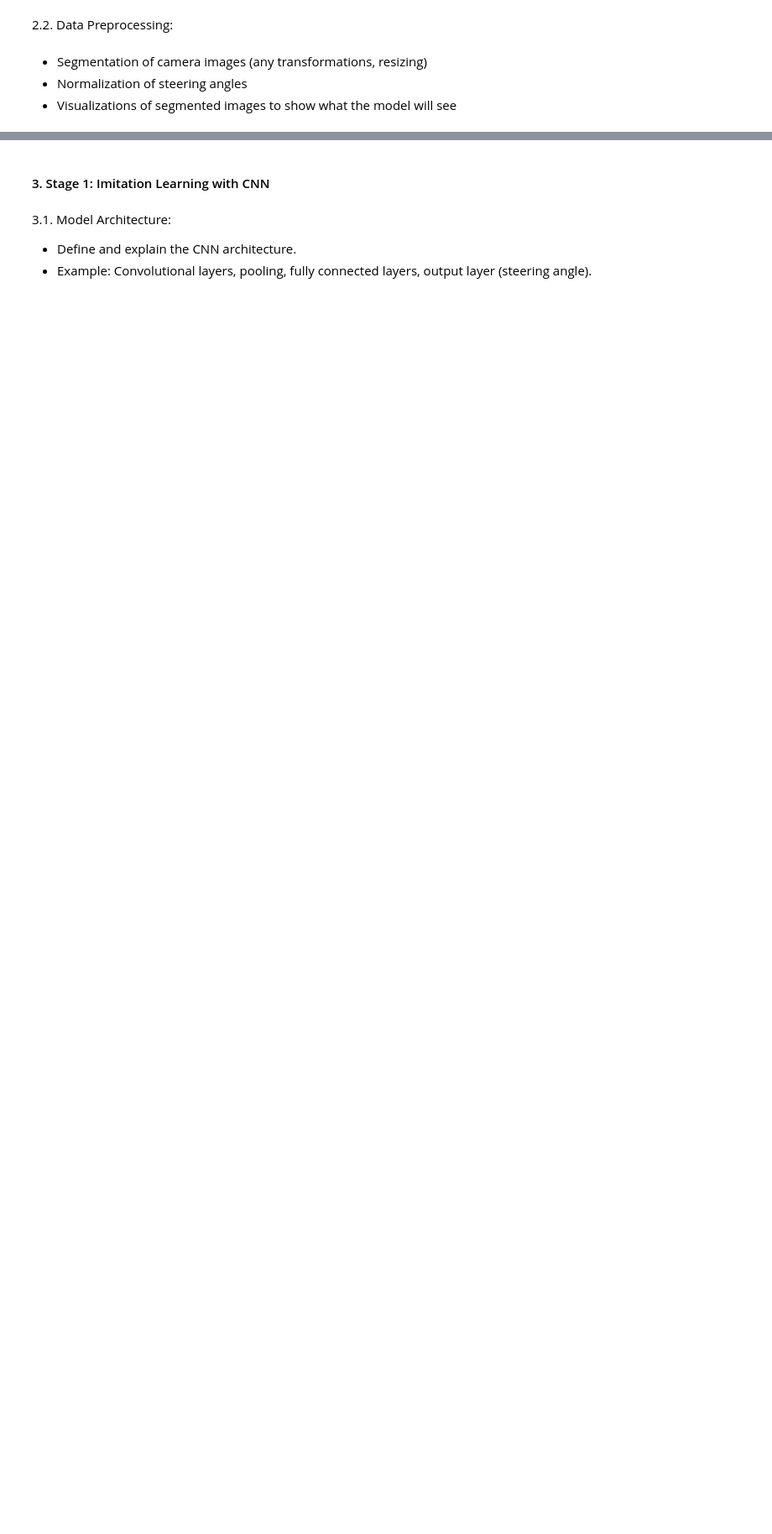
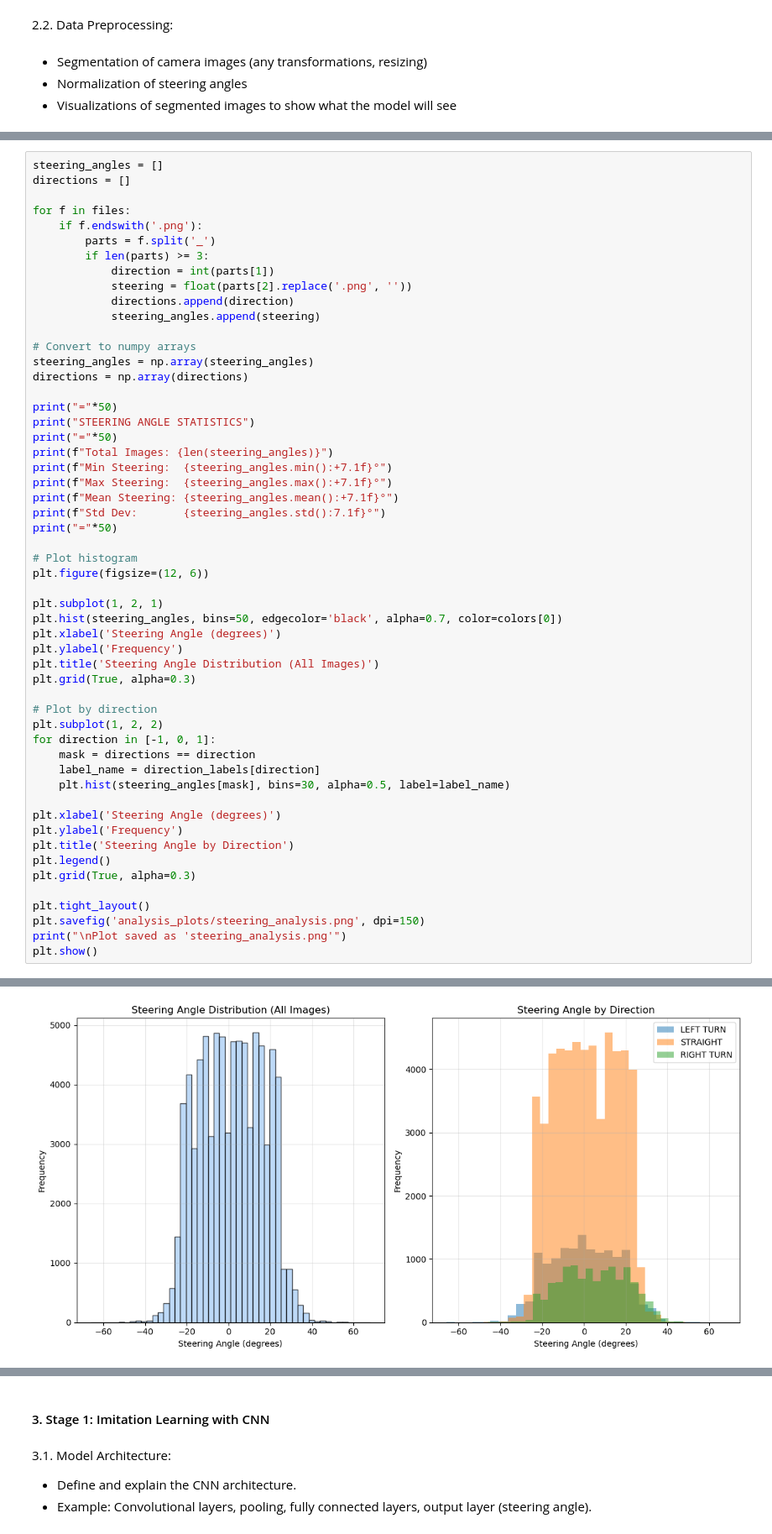
Before and after one commit to daveshenal/Imitation-Initialized-PPO, a Jupyter notebook: imitation_initialized_ppo.ipynb, the cells around one changed output, grey strips where cells are left out. Shown: that part at 84% size. Cells and saved outputs as stored; diff of their text form; blank space fills up the shorter version.

```diff
--- a/imitation_initialized_ppo.ipynb
+++ b/imitation_initialized_ppo.ipynb
@@ -789,0 +894,55 @@ except Exception as e:
+# %%
+steering_angles = []
+directions = []
+
+for f in files:
+    if f.endswith('.png'):
+        parts = f.split('_')
+        if len(parts) >= 3:
+            direction = int(parts[1])
+            steering = float(parts[2].replace('.png', ''))
+            directions.append(direction)
+            steering_angles.append(steering)
+
+# Convert to numpy arrays
+steering_angles = np.array(steering_angles)
+directions = np.array(directions)
+
+print("="*50)
+print("STEERING ANGLE STATISTICS")
+print("="*50)
+print(f"Total Images: {len(steering_angles)}")
+print(f"Min Steering:  {steering_angles.min():+7.1f}°")
+print(f"Max Steering:  {steering_angles.max():+7.1f}°")
+print(f"Mean Steering: {steering_angles.mean():+7.1f}°")
+print(f"Std Dev:       {steering_angles.std():7.1f}°")
+print("="*50)
+
+# Plot histogram
+plt.figure(figsize=(12, 6))
+
+plt.subplot(1, 2, 1)
+plt.hist(steering_angles, bins=50, edgecolor='black', alpha=0.7, color=colors[0])
+plt.xlabel('Steering Angle (degrees)')
+plt.ylabel('Frequency')
+plt.title('Steering Angle Distribution (All Images)')
+plt.grid(True, alpha=0.3)
+
+# Plot by direction
+plt.subplot(1, 2, 2)
+for direction in [-1, 0, 1]:
+    mask = directions == direction
+    label_name = direction_labels[direction]
+    plt.hist(steering_angles[mask], bins=30, alpha=0.5, label=label_name)
+
+plt.xlabel('Steering Angle (degrees)')
+plt.ylabel('Frequency')
+plt.title('Steering Angle by Direction')
+plt.legend()
+plt.grid(True, alpha=0.3)
+
+plt.tight_layout()
+plt.savefig('analysis_plots/steering_analysis.png', dpi=150)
+print("\nPlot saved as 'steering_analysis.png'")
+plt.show()
+# %% [output]
@@ -789,0 +960 @@ except Exception as e:
+[figure, added]
```
Also changed, not shown: parts of 18 cells of this notebook, 3 other files.
